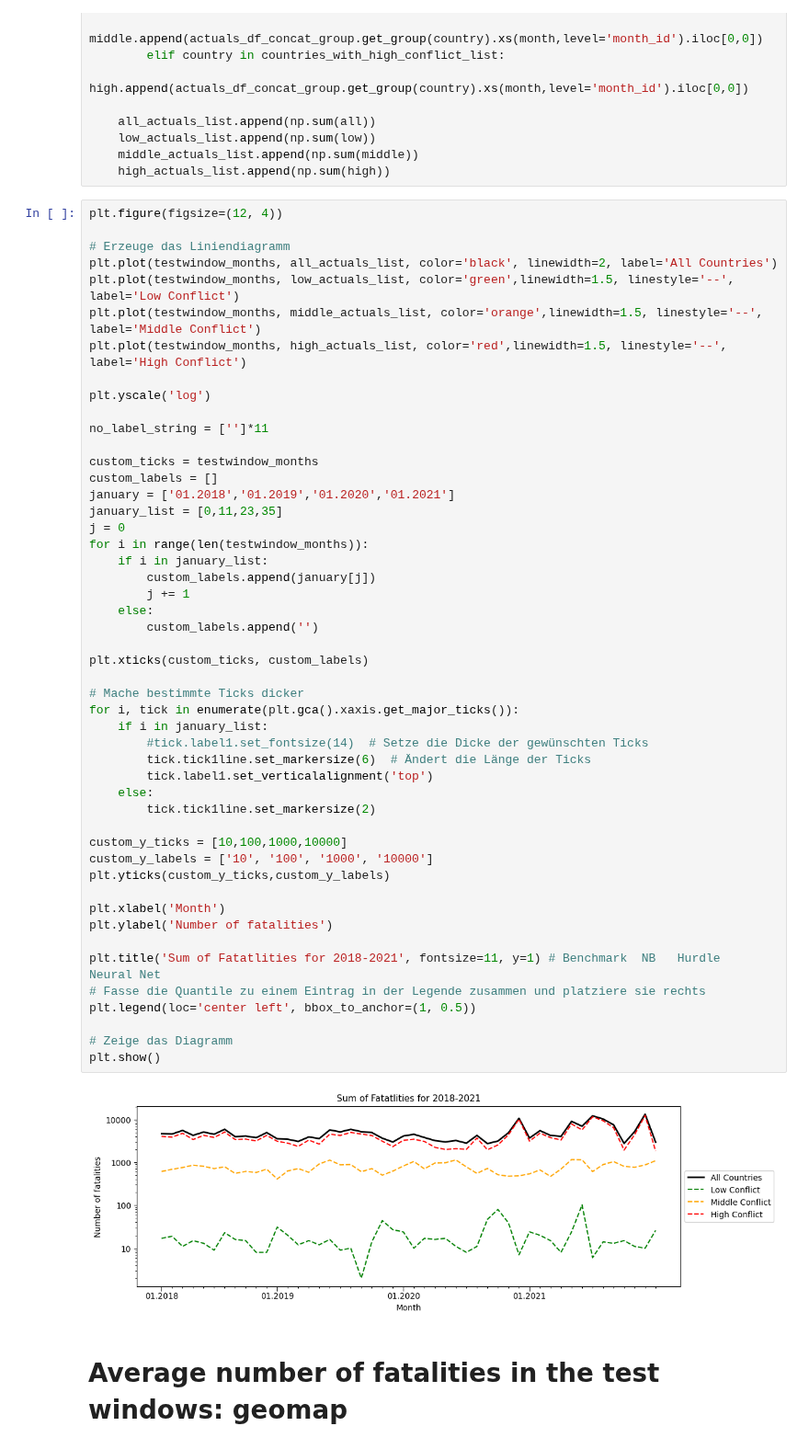
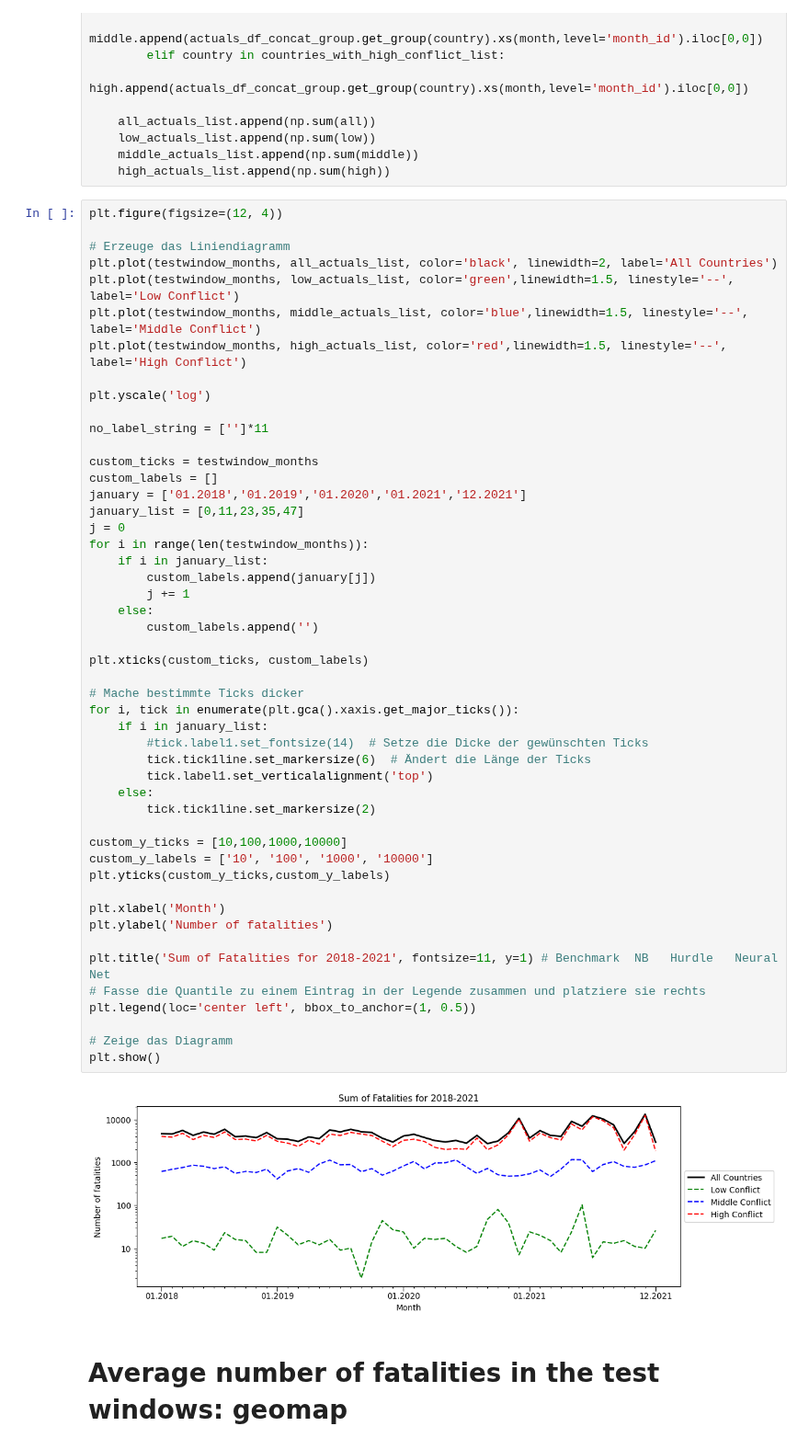
Before and after one commit to toboden/ConflictPredProbabilistic, a Jupyter notebook: plots_model_comp/dataset_description.ipynb, the cells around one changed output. Shown at 92% size. Drawn from its saved outputs; the diff is of its cells as text.

```diff
--- a/plots_model_comp/dataset_description.ipynb
+++ b/plots_model_comp/dataset_description.ipynb
@@ -224,7 +330,7 @@ plt.figure(figsize=(12, 4))
 # Erzeuge das Liniendiagramm
 plt.plot(testwindow_months, all_actuals_list, color='black', linewidth=2, label='All Countries')
 plt.plot(testwindow_months, low_actuals_list, color='green',linewidth=1.5, linestyle='--', label='Low Conflict')
-plt.plot(testwindow_months, middle_actuals_list, color='orange',linewidth=1.5, linestyle='--', label='Middle Conflict')
+plt.plot(testwindow_months, middle_actuals_list, color='blue',linewidth=1.5, linestyle='--', label='Middle Conflict')
 plt.plot(testwindow_months, high_actuals_list, color='red',linewidth=1.5, linestyle='--', label='High Conflict')
 
 plt.yscale('log')
@@ -233,42 +339,42 @@ no_label_string = ['']*11
 
 custom_ticks = testwindow_months
 custom_labels = []
-january = ['01.2018','01.2019','01.2020','01.2021']
-january_list = [0,11,23,35]
+january = ['01.2018','01.2019','01.2020','01.2021','12.2021']
+january_list = [0,11,23,35,47]
 j = 0
 for i in range(len(testwindow_months)):
     if i in january_list:
         custom_labels.append(january[j])
         j += 1
     else:
         custom_labels.append('')
 
 plt.xticks(custom_ticks, custom_labels)
 
 # Mache bestimmte Ticks dicker
 for i, tick in enumerate(plt.gca().xaxis.get_major_ticks()):
     if i in january_list:
         #tick.label1.set_fontsize(14)  # Setze die Dicke der gewünschten Ticks
         tick.tick1line.set_markersize(6)  # Ändert die Länge der Ticks
         tick.label1.set_verticalalignment('top')
     else:
         tick.tick1line.set_markersize(2)
 
 custom_y_ticks = [10,100,1000,10000]
 custom_y_labels = ['10', '100', '1000', '10000']
 plt.yticks(custom_y_ticks,custom_y_labels)
 
 plt.xlabel('Month')
 plt.ylabel('Number of fatalities')
 
-plt.title('Sum of Fatatlities for 2018-2021', fontsize=11, y=1) # Benchmark  NB   Hurdle   Neural Net
+plt.title('Sum of Fatalities for 2018-2021', fontsize=11, y=1) # Benchmark  NB   Hurdle   Neural Net
 # Fasse die Quantile zu einem Eintrag in der Legende zusammen und platziere sie rechts
 plt.legend(loc='center left', bbox_to_anchor=(1, 0.5))
 
 # Zeige das Diagramm
 plt.show()
 # %% [output]
-[figure, old version]
+[figure, new version]
 # %% [markdown]
 # Average number of fatalities in the test windows: geomap
 # %%
```
Also changed, not shown: parts of 8 cells of this notebook, 1 other file.
